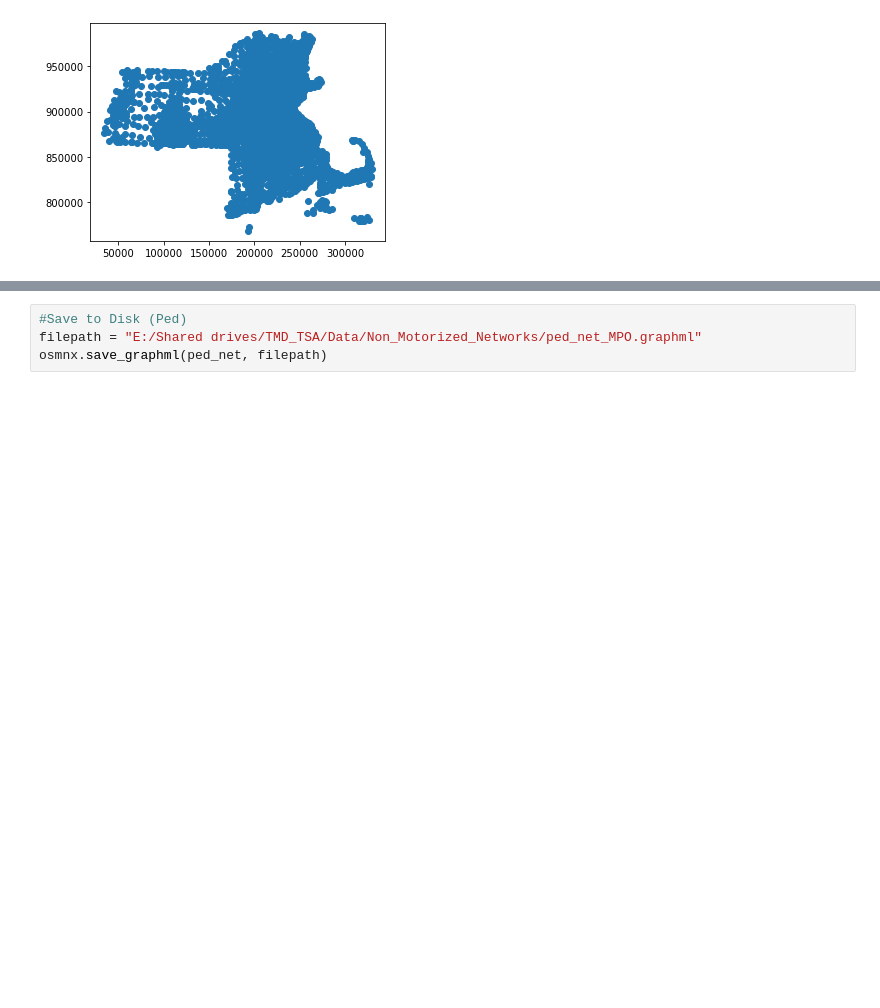
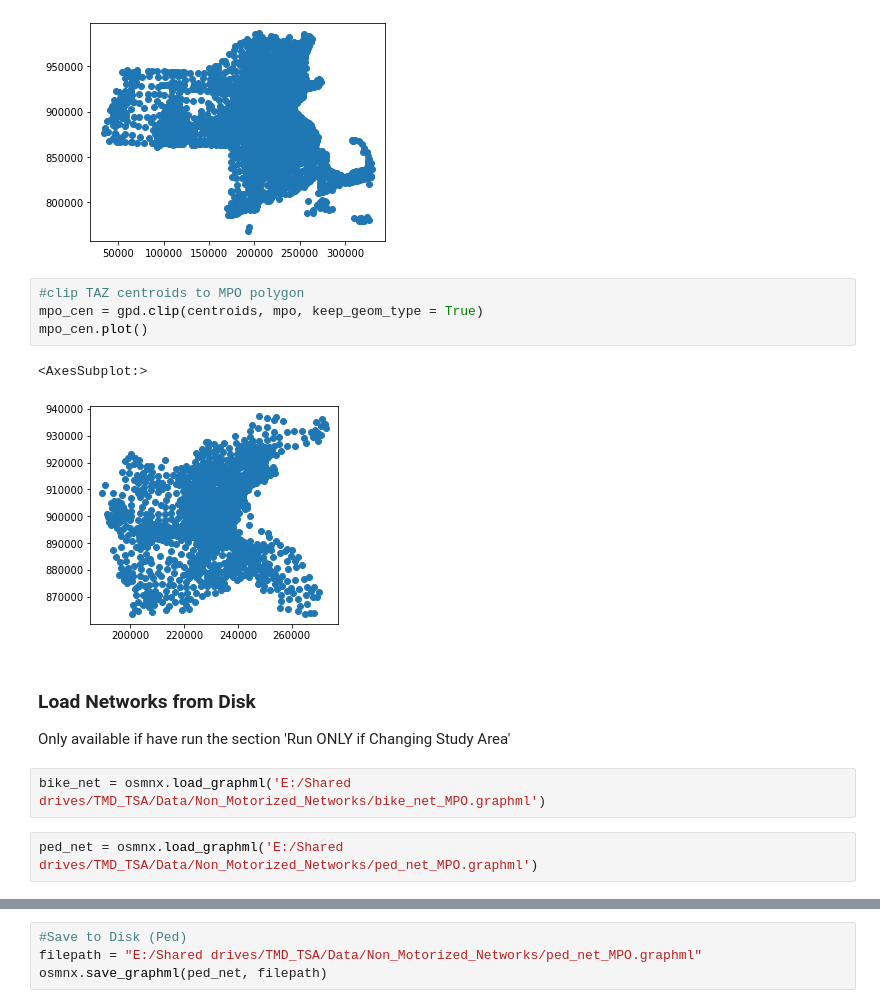
Before and after one commit to mmatkinson7/Ped_Bike_Skims_OSM, a Jupyter notebook: Bike_Ped_Skims_OSM.ipynb, the cells around one changed output, grey strips where cells are left out. Cells and saved outputs as stored; diff of their text form; blank space fills up the shorter version.

```diff
--- a/Bike_Ped_Skims_OSM.ipynb
+++ b/Bike_Ped_Skims_OSM.ipynb
@@ -38,3 +34,17 @@ centroids.plot()
 # %% [output]
 <AxesSubplot:>
 [figure]
+# %%
+#clip TAZ centroids to MPO polygon
+mpo_cen = gpd.clip(centroids, mpo, keep_geom_type = True)
+mpo_cen.plot()
+# %% [output]
+<AxesSubplot:>
+[figure, added]
+# %% [markdown]
+### Load Networks from Disk
+Only available if have run the section 'Run ONLY if Changing Study Area'
+# %%
+bike_net = osmnx.load_graphml('E:/Shared drives/TMD_TSA/Data/Non_Motorized_Networks/bike_net_MPO.graphml')
+# %%
+ped_net = osmnx.load_graphml('E:/Shared drives/TMD_TSA/Data/Non_Motorized_Networks/ped_net_MPO.graphml')
```
Also changed, not shown: parts of 13 cells of this notebook.
